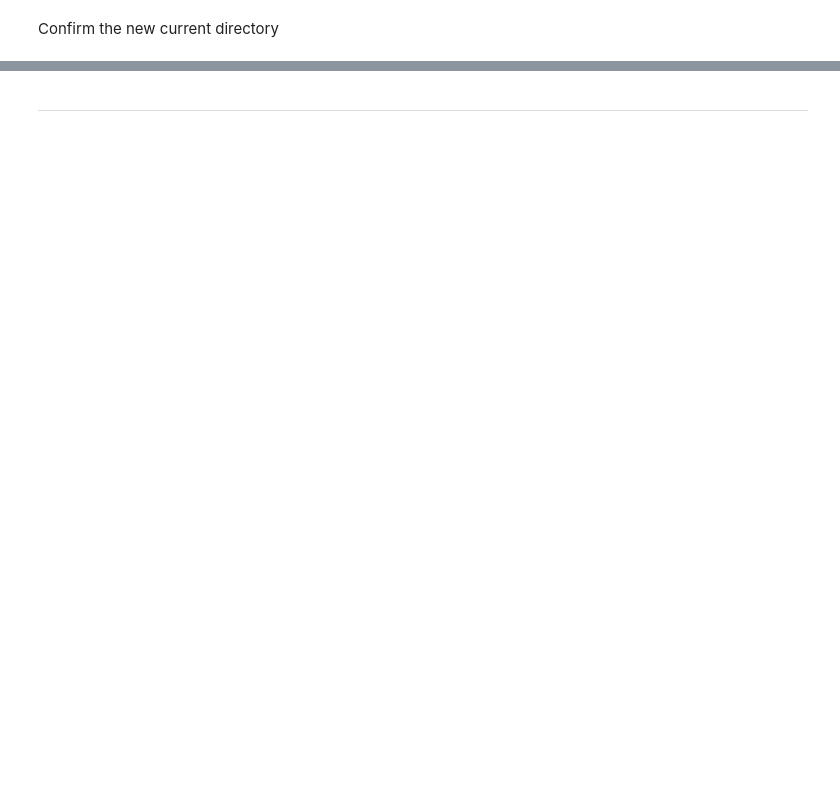
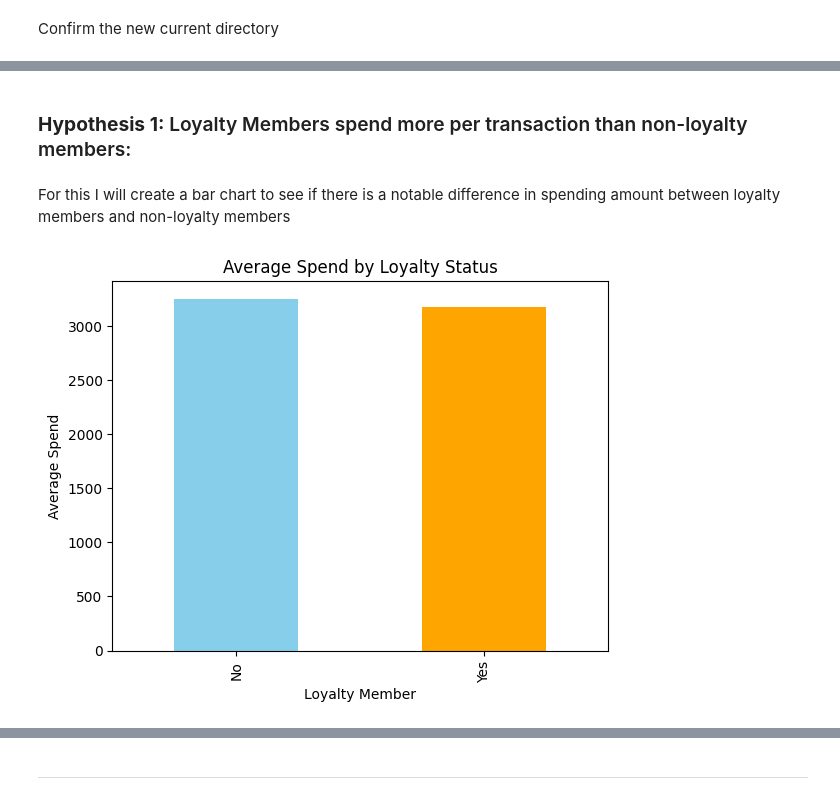
Before and after one commit to Hamza-Murshad/Electronic_Sales, a Jupyter notebook: jupyter_notebooks/data_visualisation.ipynb, the cells around one changed output, grey strips where cells are left out. Cells and saved outputs as stored; diff of their text form; code cells hidden in the pictures; blank space fills up the shorter version.

Commit message:
Updated ETL and completed 9 visualisation with hypotheses

```diff
--- a/jupyter_notebooks/data_visualisation.ipynb
+++ b/jupyter_notebooks/data_visualisation.ipynb
@@ -39,0 +48,2 @@ Section 1 content
+# %%
+df = pd.read_csv('dataset/cleaned/Electronic_sales_cleaned.csv')
@@ -39,0 +68,12 @@ Section 1 content
+# %% [markdown]
+### **Hypothesis 1:** Loyalty Members spend more per transaction than non-loyalty members:
+# %% [markdown]
+For this I will create a bar chart to see if there is a notable difference in spending amount between loyalty members and non-loyalty members
+# %%
+avg_spend = df.groupby('Loyalty Member')['Grand Total'].mean()
+avg_spend.plot(kind='bar', color=['skyblue','orange'])
+plt.ylabel('Average Spend')
+plt.title('Average Spend by Loyalty Status')
+plt.show()
+# %% [output]
+[figure, added]
```
Also changed, not shown: parts of 49 cells of this notebook, 3 other files.
